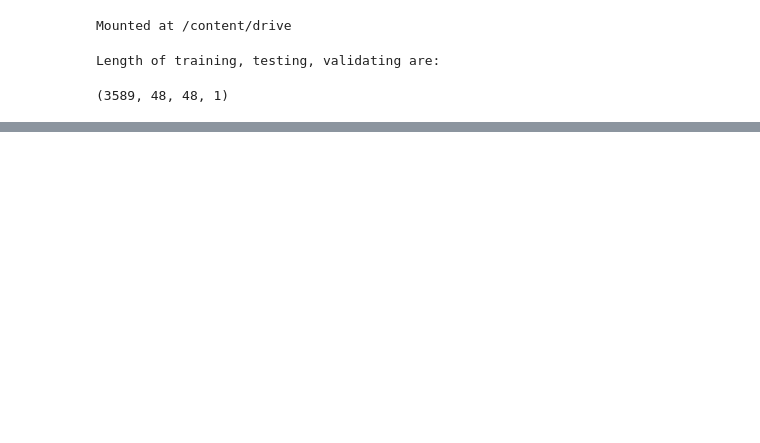
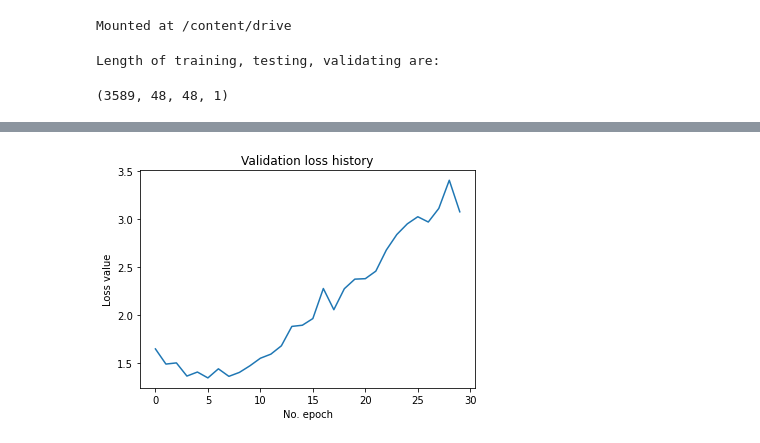
Before and after one commit to Tithra/Computer-Vision-DNN, a Jupyter notebook: FaceRecognition_Mobilenet.ipynb, the cells around one changed output, grey strips where cells are left out. Saved outputs shown, nothing was run; the diff lists cells and outputs as text; code cells hidden in the pictures; blank space fills up the shorter version.

```diff
--- a/FaceRecognition_Mobilenet.ipynb
+++ b/FaceRecognition_Mobilenet.ipynb
@@ -403,0 +399,90 @@ x_train.shape
+# %%
+from tensorflow.keras.datasets import cifar10
+from tensorflow.keras.models import Sequential
+from tensorflow.keras.layers import Dense, Flatten, Conv2D, MaxPooling2D
+from tensorflow.keras.losses import sparse_categorical_crossentropy, categorical_crossentropy
+from tensorflow.keras.optimizers import Adam, RMSprop
+import matplotlib.pyplot as plt
+
+# Model configuration
+batch_size = 128
+loss_function = categorical_crossentropy
+no_classes = 7
+no_epochs = 30
+optimizer = RMSprop(lr = 0.01)
+verbosity = 1
+
+
+# Load FER2013 Dataset
+x_train = trainx.copy()
+y_train = trainy.copy()
+x_test = testx.copy()
+y_test = testy.copy()
+x_val = valx.copy()
+y_val = valy.copy()
+
+
+# Input image dimensions.
+input_shape = x_train.shape[1:]
+
+# Normalize data.
+#x_train = x_train.astype('float32') / 255
+#x_test = x_test.astype('float32') / 255
+#x_val = x_test.astype('float32') / 255
+
+
+# Convert class vectors to binary class matrices.
+y_train = to_categorical(y_train, num_classes)
+y_test = to_categorical(y_test, num_classes)
+y_val = to_categorical(y_val, num_classes)
+
+# Create the model
+model = Sequential()
+model.add(Conv2D(32, kernel_size=(3, 3), activation='relu', input_shape=input_shape))
+model.add(MaxPooling2D(pool_size=(2, 2)))
+model.add(Conv2D(64, kernel_size=(3, 3), activation='relu'))
+model.add(MaxPooling2D(pool_size=(2, 2)))
+model.add(Conv2D(128, kernel_size=(3, 3), activation='relu'))
+model.add(MaxPooling2D(pool_size=(2, 2)))
+model.add(Conv2D(256, kernel_size=(3, 3), activation='relu'))
+model.add(MaxPooling2D(pool_size=(2, 2)))
+model.add(Conv2D(512, kernel_size=(1, 1), activation='relu'))
+model.add(MaxPooling2D(pool_size=(1, 1)))
+model.add(Conv2D(1024, kernel_size=(1, 1), activation='relu'))
+model.add(MaxPooling2D(pool_size=(1, 1)))
+model.add(Flatten())
+model.add(Dense(256, activation='relu'))
+model.add(Dense(128, activation='relu'))
+model.add(Dense(no_classes, activation='softmax'))
+
+# Compile the model
+model.compile(loss=loss_function,
+              optimizer=Adam(),
+              metrics=['accuracy'])
+
+# Fit data to model
+history = model.fit(x_train, y_train,
+            batch_size=batch_size,
+            epochs=no_epochs,
+            validation_data = (x_val,y_val),
+            verbose=verbosity)
+
+# Generate generalization metrics
+score = model.evaluate(x_test, y_test, verbose=0)
+print(f'Test loss: {score[0]} / Test accuracy: {score[1]}')
+
+# Visualize history
+# Plot history: Loss
+plt.plot(history.history['val_loss'])
+plt.title('Validation loss history')
+plt.ylabel('Loss value')
+plt.xlabel('No. epoch')
+plt.show()
+
+# Plot history: Accuracy
+plt.plot(history.history['val_accuracy'])
+plt.title('Validation accuracy history')
+plt.ylabel('Accuracy value (%)')
+plt.xlabel('No. epoch')
+plt.show()
+# %% [output]
@@ -403,0 +506 @@ x_train.shape
+[figure, added]
```
Also changed, not shown: parts of 7 cells of this notebook.
